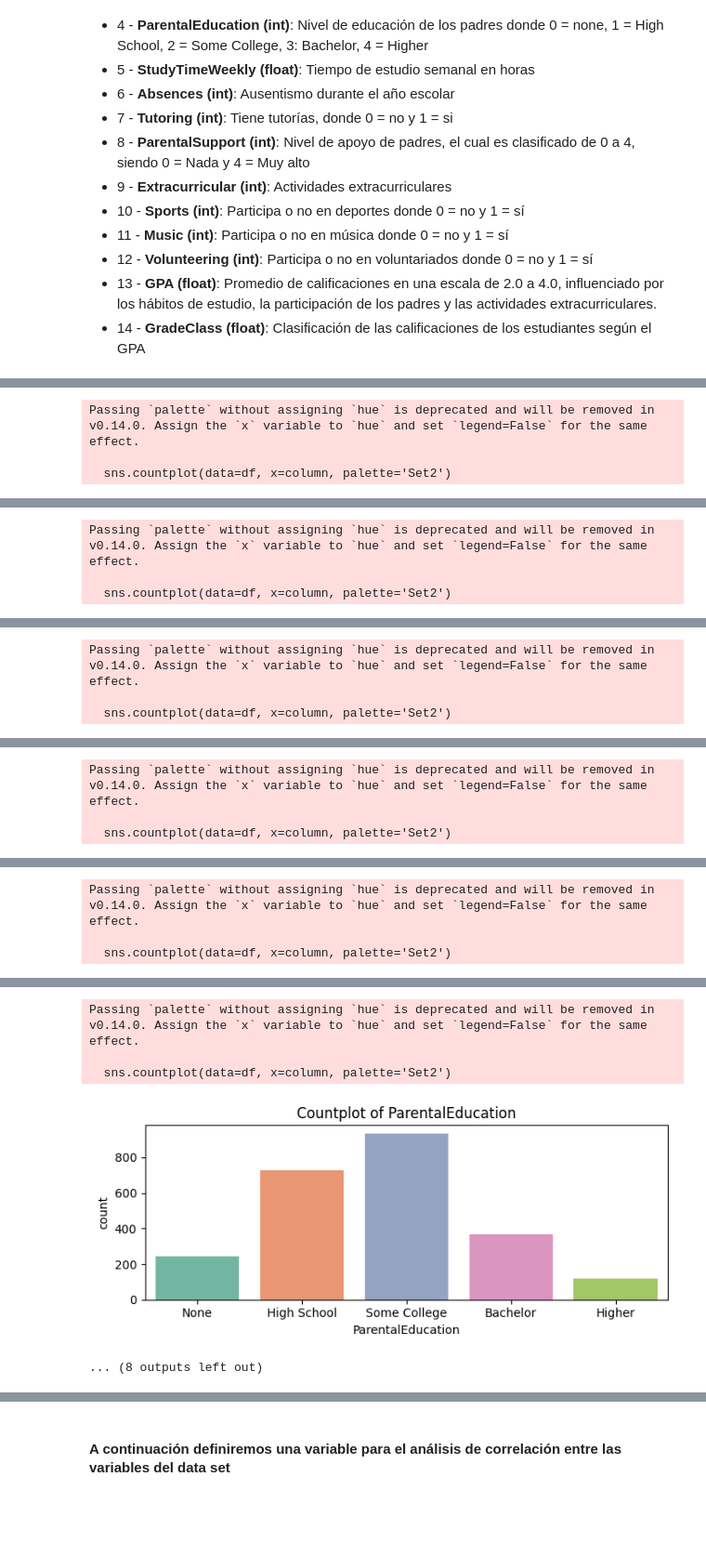
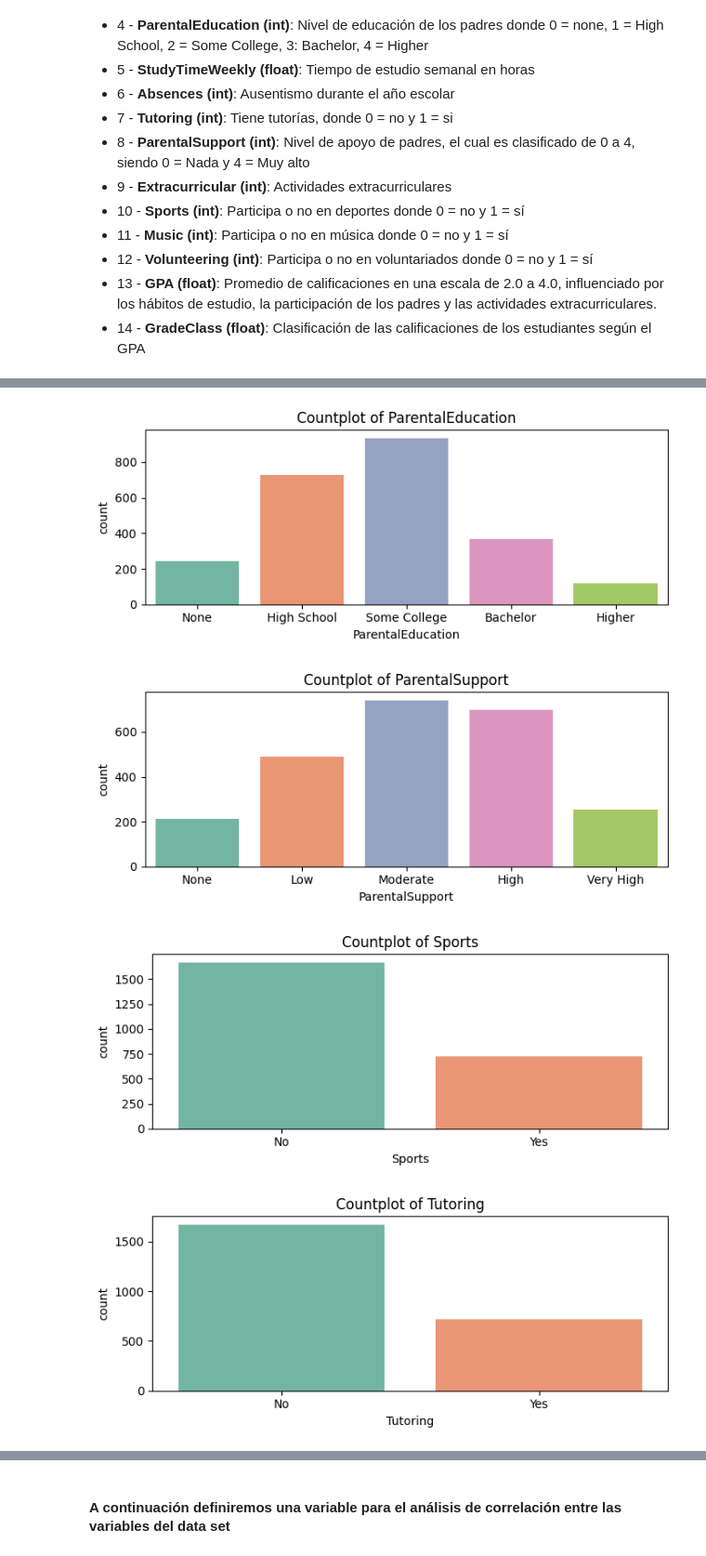
Before and after one commit to Kurt-Casteg/Proyecto-Final, a Jupyter notebook: Notebooks/01_Análisis_Exploratorio.ipynb, the cells around one changed output, grey strips where cells are left out. Shown at 93% size. Saved outputs shown, nothing was run; the diff lists cells and outputs as text; code cells hidden in the pictures; blank space fills up the shorter version.

Commit message:
Tuvimos un error y se elimnó todo el archivo de visualizaciones, porlo que lo crearemos de nuevo

```diff
--- a/Notebooks/01_Análisis_Exploratorio.ipynb
+++ b/Notebooks/01_Análisis_Exploratorio.ipynb
@@ -100,50 +117,34 @@ custom_labels = {
     'Gender' : ['Male', 'Female'],
     'Ethnicity' : ['Caucasian', 'African American', 'Asian', 'Other'],
     'ParentalEducation' : ['None', 'High School', 'Some College', 'Bachelor', 'Higher'],
     'Tutoring' : ['No', 'Yes'],
     'ParentalSupport' : ['None', 'Low', 'Moderate', 'High', 'Very High'],
     'Extracurricular' : ['No', 'Yes'],
     'Sports' : ['No', 'Yes'],
     'Music' : ['No', 'Yes'],
     'Volunteering' : ['No', 'Yes']
 }
 
 # Plot countplots for each categorical column
 for column in categorical_columns:
     plt.figure(figsize=(7, 3))
-    sns.countplot(data=df, x=column, palette='Set2')
+    sns.countplot(data=df,x=column, palette='Set2', hue= column, legend=False )
     plt.title(f'Countplot of {column}')
 
     # Directly set custom labels
     labels = custom_labels[column]
     ticks = range(len(labels))
     plt.xticks(ticks=ticks, labels=labels)
 
     plt.tight_layout()
     plt.show()
 # %% [output]
-Passing `palette` without assigning `hue` is deprecated and will be removed in v0.14.0. Assign the `x` variable to `hue` and set `legend=False` for the same effect.
-
-  sns.countplot(data=df, x=column, palette='Set2')
 [figure]
-Passing `palette` without assigning `hue` is deprecated and will be removed in v0.14.0. Assign the `x` variable to `hue` and set `legend=False` for the same effect.
-
-  sns.countplot(data=df, x=column, palette='Set2')
 [figure]
-Passing `palette` without assigning `hue` is deprecated and will be removed in v0.14.0. Assign the `x` variable to `hue` and set `legend=False` for the same effect.
-
-  sns.countplot(data=df, x=column, palette='Set2')
 [figure]
-Passing `palette` without assigning `hue` is deprecated and will be removed in v0.14.0. Assign the `x` variable to `hue` and set `legend=False` for the same effect.
-
-  sns.countplot(data=df, x=column, palette='Set2')
 [figure]
-Passing `palette` without assigning `hue` is deprecated and will be removed in v0.14.0. Assign the `x` variable to `hue` and set `legend=False` for the same effect.
-
-  sns.countplot(data=df, x=column, palette='Set2')
 [figure]
-Passing `palette` without assigning `hue` is deprecated and will be removed in v0.14.0. Assign the `x` variable to `hue` and set `legend=False` for the same effect.
-
-  sns.countplot(data=df, x=column, palette='Set2')
 [figure]
-... (8 outputs left out)
+[figure, added]
+[figure, added]
+[figure, added]
```
Also changed, not shown: parts of 6 cells of this notebook.
